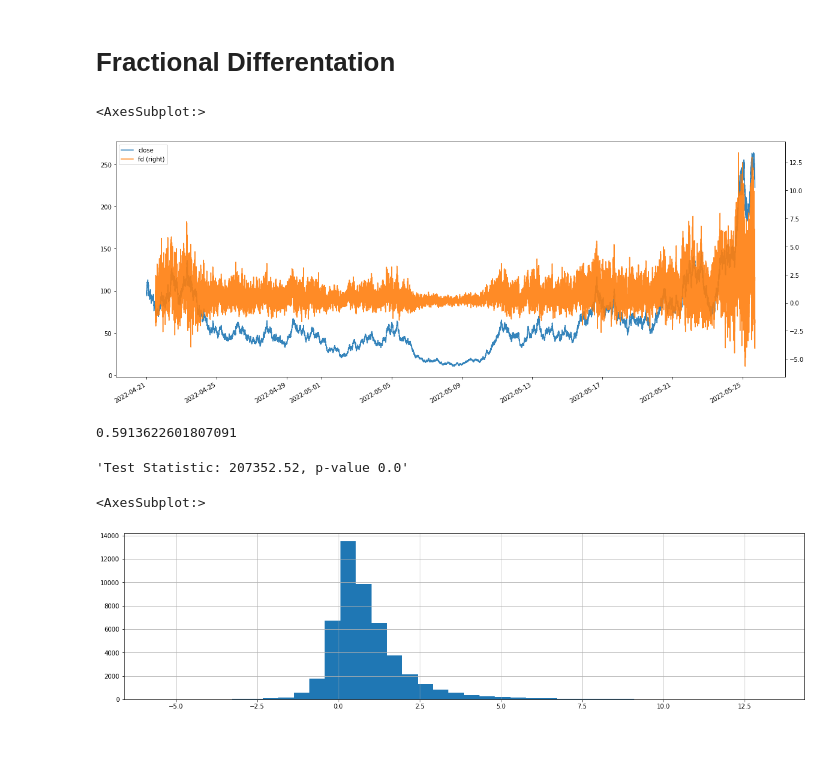
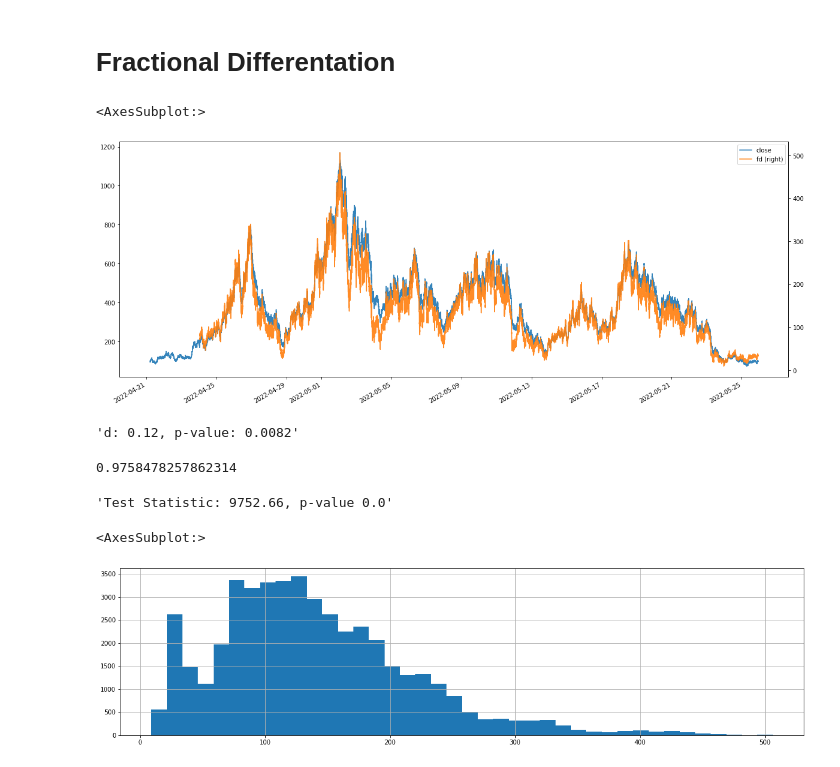
Before and after one commit to maxgao18/AFML, a Jupyter notebook: 5.5.ipynb, the cells around one changed output. Cells and saved outputs as stored; diff of their text form; code cells hidden in the pictures.

```diff
--- a/5.5.ipynb
+++ b/5.5.ipynb
@@ -17,27 +17,32 @@ import u
 # %%
 plt.rcParams["figure.figsize"] = (20, 5)
 
-data = u.create_price_data(theta=0.0001, start_price=100, n_samples=50000)
-data["fd"] = signals.get_fixed_window_fractional_differentiated_series(
-    data["close"], 0.55, threshold=1e-5
+data = u.create_price_data(theta=0, start_price=100, n_samples=50000)
+fd, derivative, p_value = signals.get_minimally_fractional_differentiated_series(
+    data["close"]
 )
+data["fd"] = fd
 data[["close", "fd"]].plot(secondary_y="fd", figsize=(20, 8), alpha=0.9)
 # %% [output]
 <AxesSubplot:>
-[figure, old version]
+[figure, new version]
+# %%
+f"d: {derivative:.2f}, p-value: {p_value:.4f}"
+# %% [output]
+'d: 0.12, p-value: 0.0082'
 # %%
 data["fd"].corr(data["close"])
 # %% [output]
-0.5913622601807091
+0.9758478257862314
 # %%
 import statsmodels.stats.stattools as st
 
 s, p, _, _ = st.jarque_bera(data["fd"].dropna())
 f"Test Statistic: {s:.2f}, p-value {p}"
 # %% [output]
-'Test Statistic: 207352.52, p-value 0.0'
+'Test Statistic: 9752.66, p-value 0.0'
 # %%
 data["fd"].hist(bins=40)
 # %% [output]
 <AxesSubplot:>
-[figure, old version]
+[figure, new version]
```
Also changed, not shown: 2 other files.
